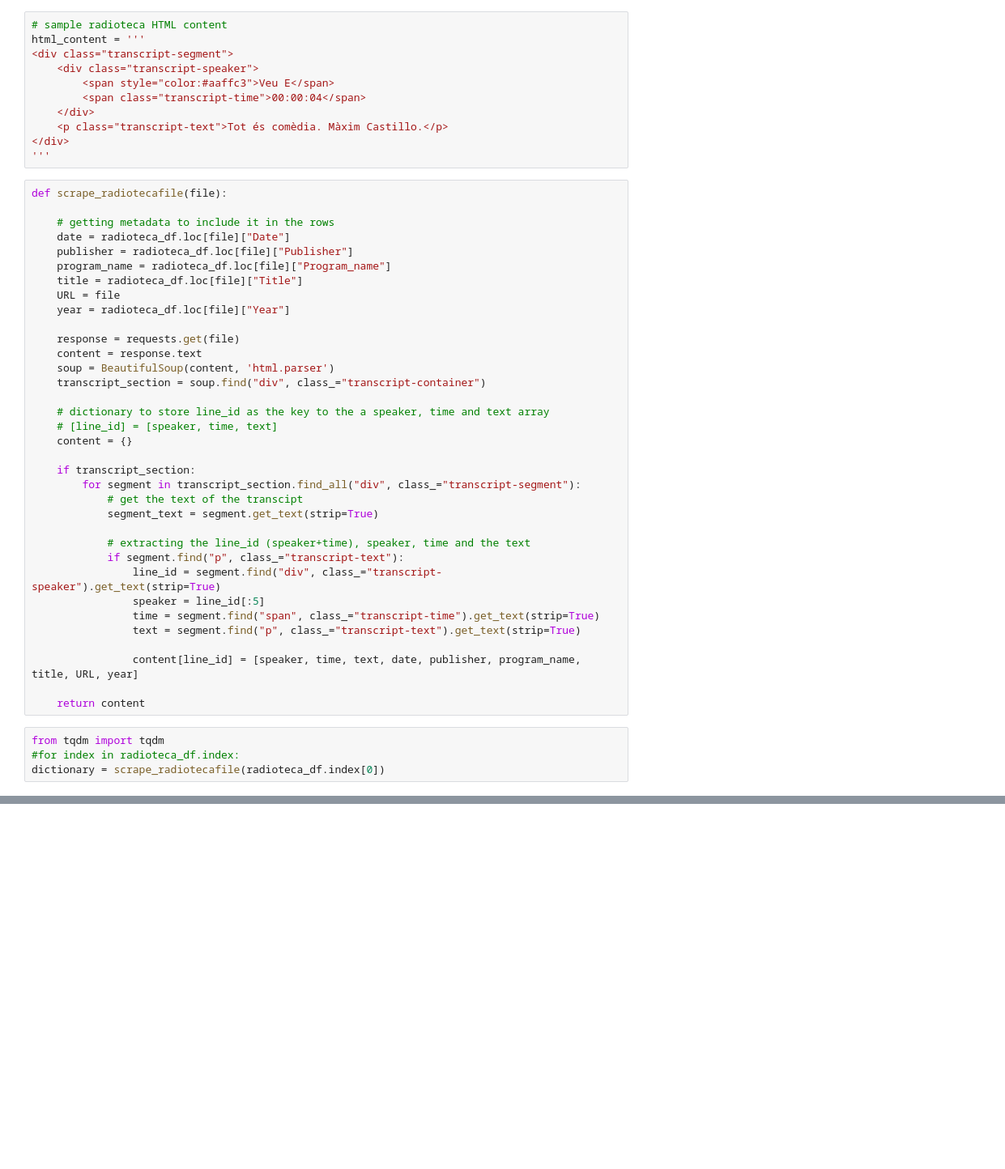
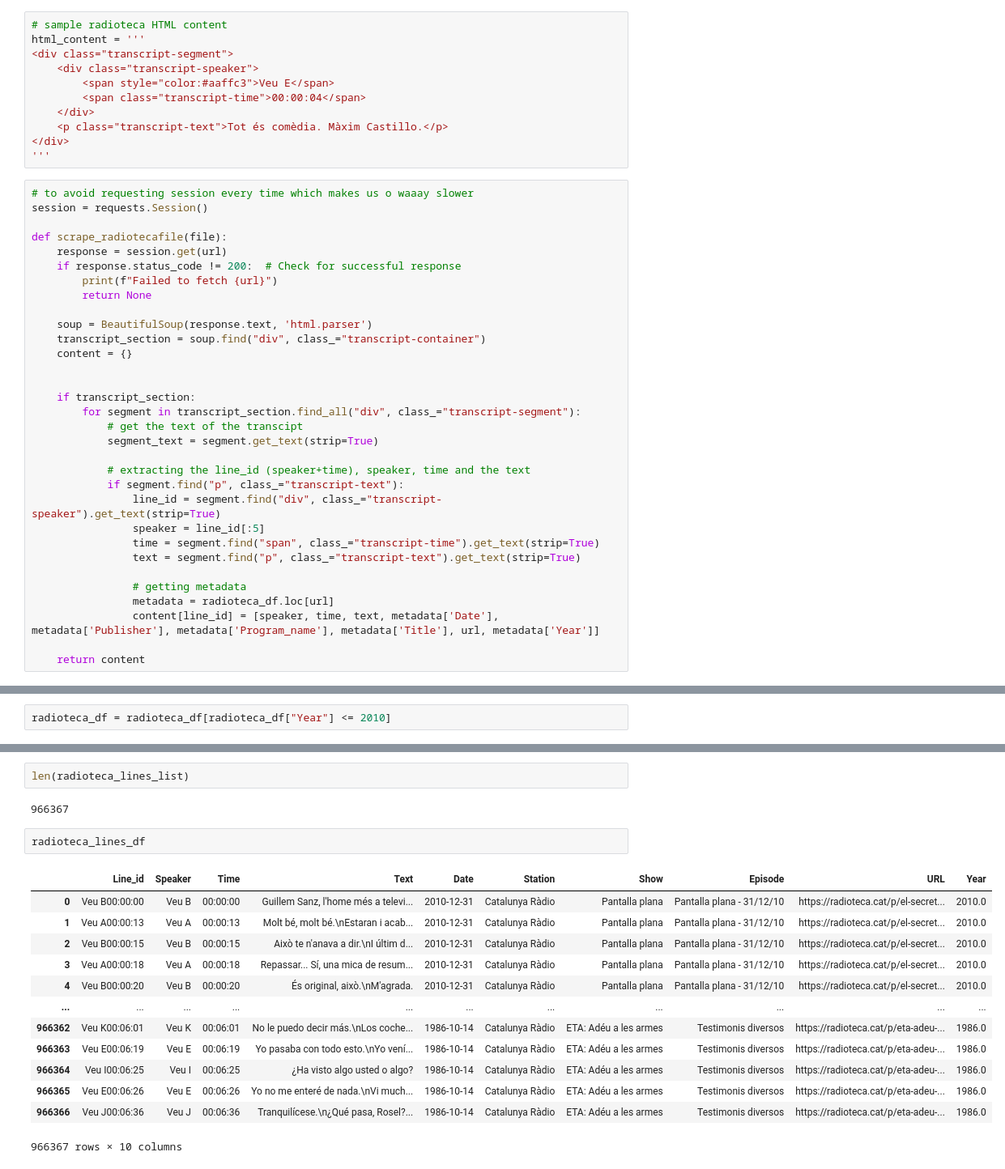
Before and after one commit to Data-Science-for-Linguists-2025/Linguistic-Markers-Catalan-Substitution, a Jupyter notebook: Data-Parsing-Exploratory-Analysis.ipynb, the cells around one changed output, grey strips where cells are left out. Shown: that part at 81% size. Saved outputs shown, nothing was run; the diff lists cells and outputs as text; blank space fills up the shorter version.

Commit message:
scrapped and pickled radioteca

```diff
--- a/Data-Parsing-Exploratory-Analysis.ipynb
+++ b/Data-Parsing-Exploratory-Analysis.ipynb
@@ -560,24 +563,19 @@ html_content = '''
 </div>
 '''
 # %%
+# to avoid requesting session every time which makes us o waaay slower
+session = requests.Session()
+
 def scrape_radiotecafile(file):
+    response = session.get(url)
+    if response.status_code != 200:  # Check for successful response
+        print(f"Failed to fetch {url}")
+        return None
 
-    # getting metadata to include it in the rows
-    date = radioteca_df.loc[file]["Date"]
-    publisher = radioteca_df.loc[file]["Publisher"]
-    program_name = radioteca_df.loc[file]["Program_name"]
-    title = radioteca_df.loc[file]["Title"]
-    URL = file
-    year = radioteca_df.loc[file]["Year"]
+    soup = BeautifulSoup(response.text, 'html.parser')
+    transcript_section = soup.find("div", class_="transcript-container")
+    content = {}
 
-    response = requests.get(file)
-    content = response.text
-    soup = BeautifulSoup(content, 'html.parser')
-    transcript_section = soup.find("div", class_="transcript-container")
-
-    # dictionary to store line_id as the key to the a speaker, time and text array
-    # [line_id] = [speaker, time, text]
-    content = {}
 
     if transcript_section:
         for segment in transcript_section.find_all("div", class_="transcript-segment"):
@@ -591,10 +589,8 @@ def scrape_radiotecafile(file):
                 time = segment.find("span", class_="transcript-time").get_text(strip=True)
                 text = segment.find("p", class_="transcript-text").get_text(strip=True)
 
-                content[line_id] = [speaker, time, text, date, publisher, program_name, title, URL, year]
+                # getting metadata
+                metadata = radioteca_df.loc[url]
+                content[line_id] = [speaker, time, text, metadata['Date'], metadata['Publisher'], metadata['Program_name'], metadata['Title'], url, metadata['Year']]
 
     return content
-# %%
-from tqdm import tqdm
-#for index in radioteca_df.index:
-dictionary = scrape_radiotecafile(radioteca_df.index[0])
@@ -623,0 +597,2 @@ radioteca1
+# %%
+radioteca_df = radioteca_df[radioteca_df["Year"] <= 2010]
@@ -623,0 +652,20 @@ radioteca1
+# %%
+len(radioteca_lines_list)
+# %% [output]
+966367
+# %%
+radioteca_lines_df
+# %% [output]
+|  | Line_id | Speaker | Time | Text | Date | Station | Show | Episode | URL | Year |
+| 0 | Veu B00:00:00 | Veu B | 00:00:00 | Guillem Sanz, l'home més a televi... | 2010-12-31 | Catalunya Ràdio | Pantalla plana | Pantalla plana - 31/12/10 | https://radioteca.cat/p/el-secret... | 2010.0 |
+| 1 | Veu A00:00:13 | Veu A | 00:00:13 | Molt bé, molt bé.\nEstaran i acab... | 2010-12-31 | Catalunya Ràdio | Pantalla plana | Pantalla plana - 31/12/10 | https://radioteca.cat/p/el-secret... | 2010.0 |
+| 2 | Veu B00:00:15 | Veu B | 00:00:15 | Això te n'anava a dir.\nI últim d... | 2010-12-31 | Catalunya Ràdio | Pantalla plana | Pantalla plana - 31/12/10 | https://radioteca.cat/p/el-secret... | 2010.0 |
+| 3 | Veu A00:00:18 | Veu A | 00:00:18 | Repassar... Sí, una mica de resum... | 2010-12-31 | Catalunya Ràdio | Pantalla plana | Pantalla plana - 31/12/10 | https://radioteca.cat/p/el-secret... | 2010.0 |
+| 4 | Veu B00:00:20 | Veu B | 00:00:20 | És original, això.\nM'agrada. | 2010-12-31 | Catalunya Ràdio | Pantalla plana | Pantalla plana - 31/12/10 | https://radioteca.cat/p/el-secret... | 2010.0 |
+| ... | ... | ... | ... | ... | ... | ... | ... | ... | ... | ... |
+| 966362 | Veu K00:06:01 | Veu K | 00:06:01 | No le puedo decir más.\nLos coche... | 1986-10-14 | Catalunya Ràdio | ETA: Adéu a les armes | Testimonis diversos | https://radioteca.cat/p/eta-adeu-... | 1986.0 |
+| 966363 | Veu E00:06:19 | Veu E | 00:06:19 | Yo pasaba con todo esto.\nYo vení... | 1986-10-14 | Catalunya Ràdio | ETA: Adéu a les armes | Testimonis diversos | https://radioteca.cat/p/eta-adeu-... | 1986.0 |
+| 966364 | Veu I00:06:25 | Veu I | 00:06:25 | ¿Ha visto algo usted o algo? | 1986-10-14 | Catalunya Ràdio | ETA: Adéu a les armes | Testimonis diversos | https://radioteca.cat/p/eta-adeu-... | 1986.0 |
+| 966365 | Veu E00:06:26 | Veu E | 00:06:26 | Yo no me enteré de nada.\nVi much... | 1986-10-14 | Catalunya Ràdio | ETA: Adéu a les armes | Testimonis diversos | https://radioteca.cat/p/eta-adeu-... | 1986.0 |
+| 966366 | Veu J00:06:36 | Veu J | 00:06:36 | Tranquilícese.\n¿Qué pasa, Rosel?... | 1986-10-14 | Catalunya Ràdio | ETA: Adéu a les armes | Testimonis diversos | https://radioteca.cat/p/eta-adeu-... | 1986.0 |
+966367 rows × 10 columns
```
Also changed, not shown: parts of 23 cells of this notebook.
